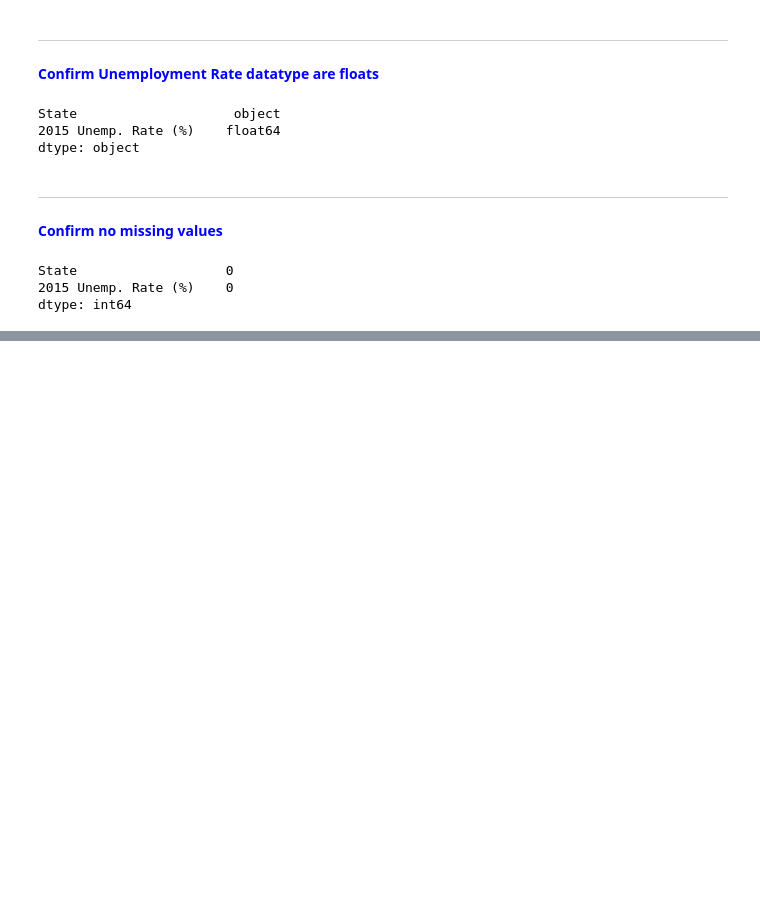
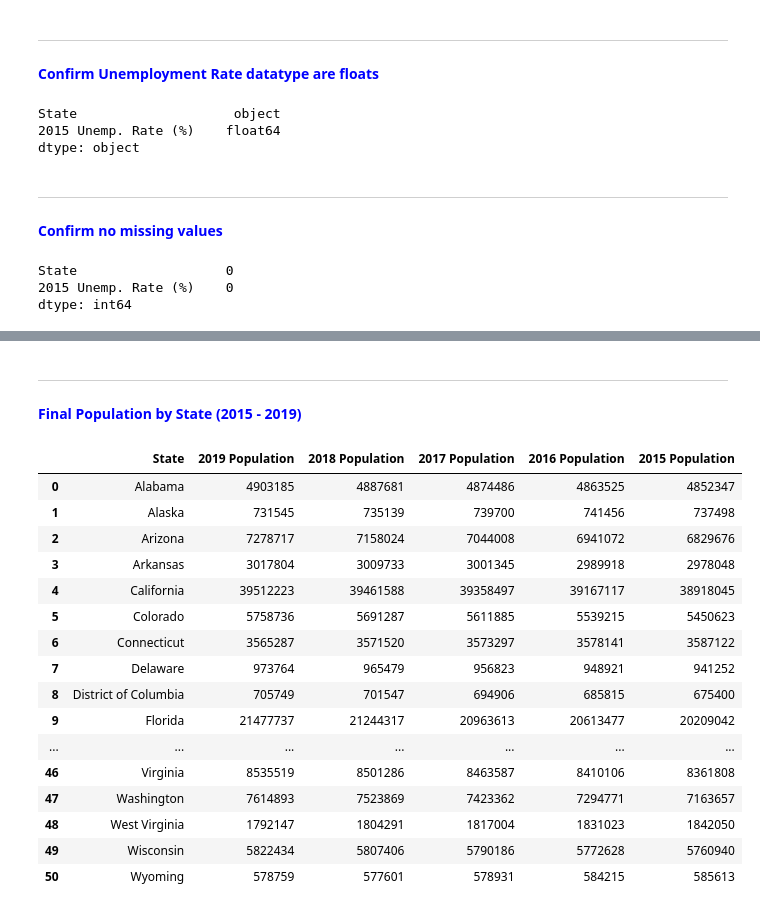
Before and after one commit to vandrade88/ETL-project, a Jupyter notebook: ETL Project.ipynb, the cells around one changed output, grey strips where cells are left out. Saved outputs shown, nothing was run; the diff lists cells and outputs as text; code cells hidden in the pictures; blank space fills up the shorter version.

```diff
--- a/ETL Project.ipynb
+++ b/ETL Project.ipynb
@@ -1327,0 +1389,23 @@ dtype: int64
+# %% [markdown]
+***
+<font color = blue>__Final Population by State (2015 - 2019)__</font>
+# %%
+population_df
+# %% [output]
+|  | State | 2019 Population | 2018 Population | 2017 Population | 2016 Population | 2015 Population |
+| 0 | Alabama | 4903185 | 4887681 | 4874486 | 4863525 | 4852347 |
+| 1 | Alaska | 731545 | 735139 | 739700 | 741456 | 737498 |
+| 2 | Arizona | 7278717 | 7158024 | 7044008 | 6941072 | 6829676 |
+| 3 | Arkansas | 3017804 | 3009733 | 3001345 | 2989918 | 2978048 |
+| 4 | California | 39512223 | 39461588 | 39358497 | 39167117 | 38918045 |
+| 5 | Colorado | 5758736 | 5691287 | 5611885 | 5539215 | 5450623 |
+| 6 | Connecticut | 3565287 | 3571520 | 3573297 | 3578141 | 3587122 |
+| 7 | Delaware | 973764 | 965479 | 956823 | 948921 | 941252 |
+| 8 | District of Columbia | 705749 | 701547 | 694906 | 685815 | 675400 |
+| 9 | Florida | 21477737 | 21244317 | 20963613 | 20613477 | 20209042 |
+| ... | ... | ... | ... | ... | ... | ... |
+| 46 | Virginia | 8535519 | 8501286 | 8463587 | 8410106 | 8361808 |
+| 47 | Washington | 7614893 | 7523869 | 7423362 | 7294771 | 7163657 |
+| 48 | West Virginia | 1792147 | 1804291 | 1817004 | 1831023 | 1842050 |
+| 49 | Wisconsin | 5822434 | 5807406 | 5790186 | 5772628 | 5760940 |
+| 50 | Wyoming | 578759 | 577601 | 578931 | 584215 | 585613 |
```
Also changed, not shown: parts of 12 cells of this notebook.
